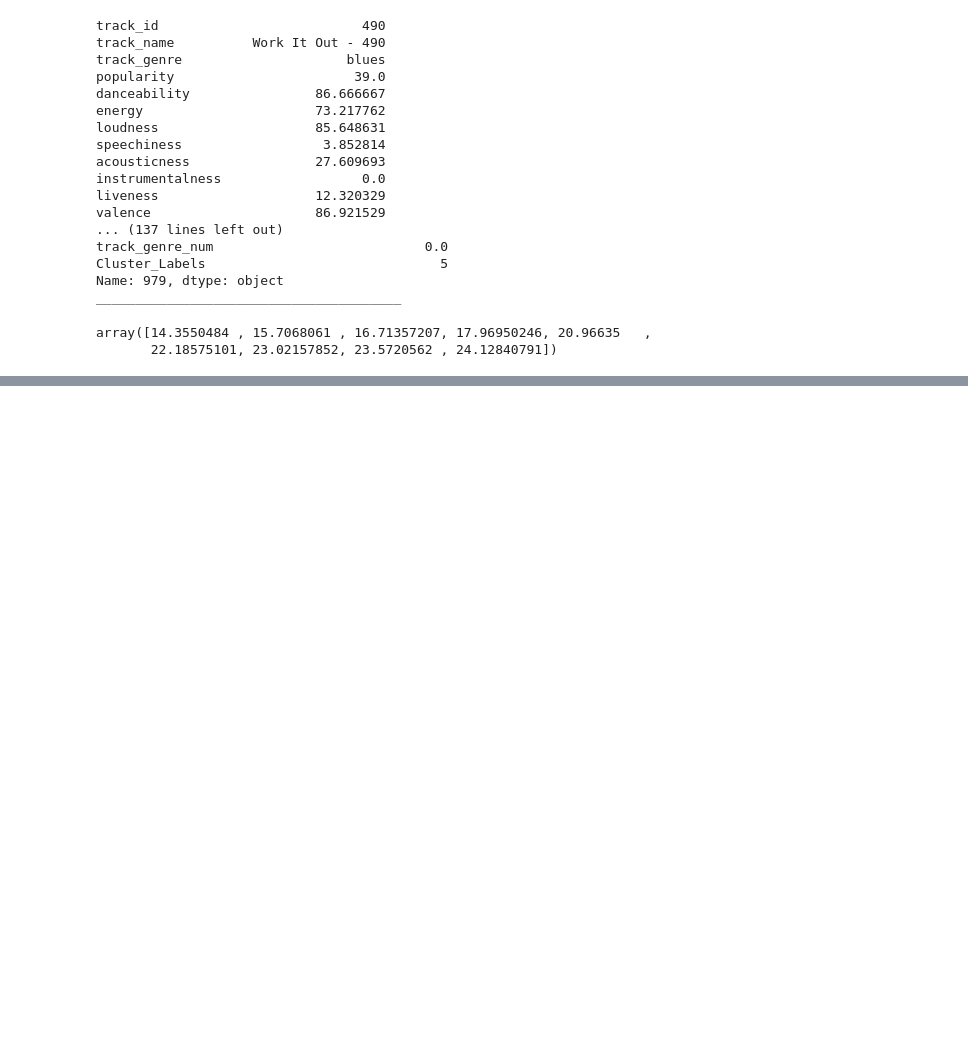
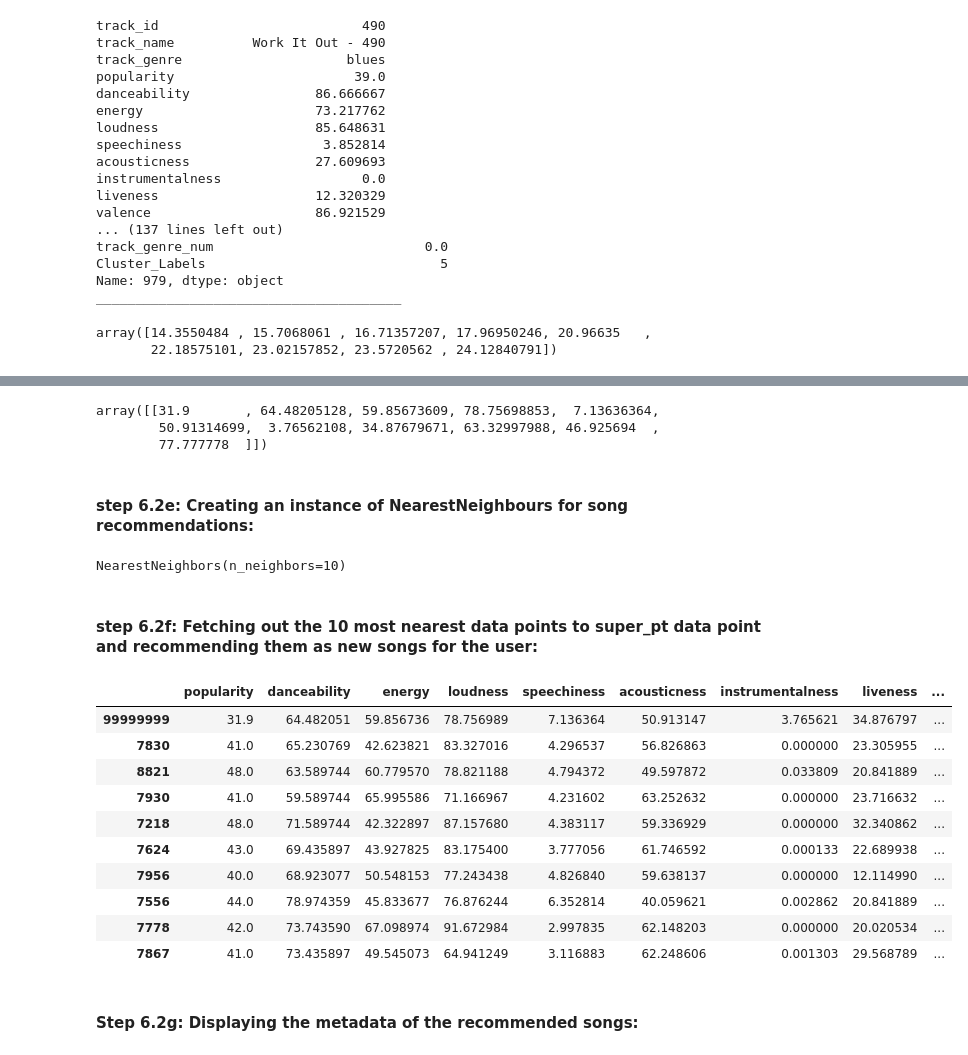
Before and after one commit to Akash-1gif/spotify_music_recommendation_system, a Jupyter notebook: songs_recommendation3.ipynb, the cells around one changed output, grey strips where cells are left out. Drawn from its saved outputs; the diff is of its cells as text; code cells hidden in the pictures; blank space fills up the shorter version.

```diff
--- a/songs_recommendation3.ipynb
+++ b/songs_recommendation3.ipynb
@@ -206,0 +329,37 @@ array([14.3550484 , 15.7068061 , 16.71357207, 17.96950246, 20.96635   ,
+# %%
+row_to_query=df_class_1.loc[99999999][['popularity','danceability','energy','loudness','speechiness','acousticness','instrumentalness','liveness','valence','tempo','track_genre_num']].values.reshape(1, -1)
+row_to_query
+# %% [output]
+array([[31.9       , 64.48205128, 59.85673609, 78.75698853,  7.13636364,
+        50.91314699,  3.76562108, 34.87679671, 63.32997988, 46.925694  ,
+        77.777778  ]])
+# %% [markdown]
+#### step 6.2e: Creating an instance of NearestNeighbours for song recommendations:
+# %%
+neighbors_model=NearestNeighbors(n_neighbors=10)
+# %%
+neighbors_model.fit(df_class_1.values)
+# %% [output]
+NearestNeighbors(n_neighbors=10)
+# %% [markdown]
+#### step 6.2f: Fetching out the 10 most nearest data points to super_pt data point and recommending them as new songs for the user:
+# %%
+distances,indices=neighbors_model.kneighbors(row_to_query)
+# %%
+nearest_neighbors=df_class_1.iloc[indices[0]]
+# %%
+nearest_neighbors
+# %% [output]
+|  | popularity | danceability | energy | loudness | speechiness | acousticness | instrumentalness | liveness | ... |
+| 99999999 | 31.9 | 64.482051 | 59.856736 | 78.756989 | 7.136364 | 50.913147 | 3.765621 | 34.876797 | ... |
+| 7830 | 41.0 | 65.230769 | 42.623821 | 83.327016 | 4.296537 | 56.826863 | 0.000000 | 23.305955 | ... |
+| 8821 | 48.0 | 63.589744 | 60.779570 | 78.821188 | 4.794372 | 49.597872 | 0.033809 | 20.841889 | ... |
+| 7930 | 41.0 | 59.589744 | 65.995586 | 71.166967 | 4.231602 | 63.252632 | 0.000000 | 23.716632 | ... |
+| 7218 | 48.0 | 71.589744 | 42.322897 | 87.157680 | 4.383117 | 59.336929 | 0.000000 | 32.340862 | ... |
+| 7624 | 43.0 | 69.435897 | 43.927825 | 83.175400 | 3.777056 | 61.746592 | 0.000133 | 22.689938 | ... |
+| 7956 | 40.0 | 68.923077 | 50.548153 | 77.243438 | 4.826840 | 59.638137 | 0.000000 | 12.114990 | ... |
+| 7556 | 44.0 | 78.974359 | 45.833677 | 76.876244 | 6.352814 | 40.059621 | 0.002862 | 20.841889 | ... |
+| 7778 | 42.0 | 73.743590 | 67.098974 | 91.672984 | 2.997835 | 62.148203 | 0.000000 | 20.020534 | ... |
+| 7867 | 41.0 | 73.435897 | 49.545073 | 64.941249 | 3.116883 | 62.248606 | 0.001303 | 29.568789 | ... |
+# %% [markdown]
+#### Step 6.2g: Displaying the metadata of the recommended songs:
```
Also changed, not shown: parts of 29 cells of this notebook, 1 other file.
